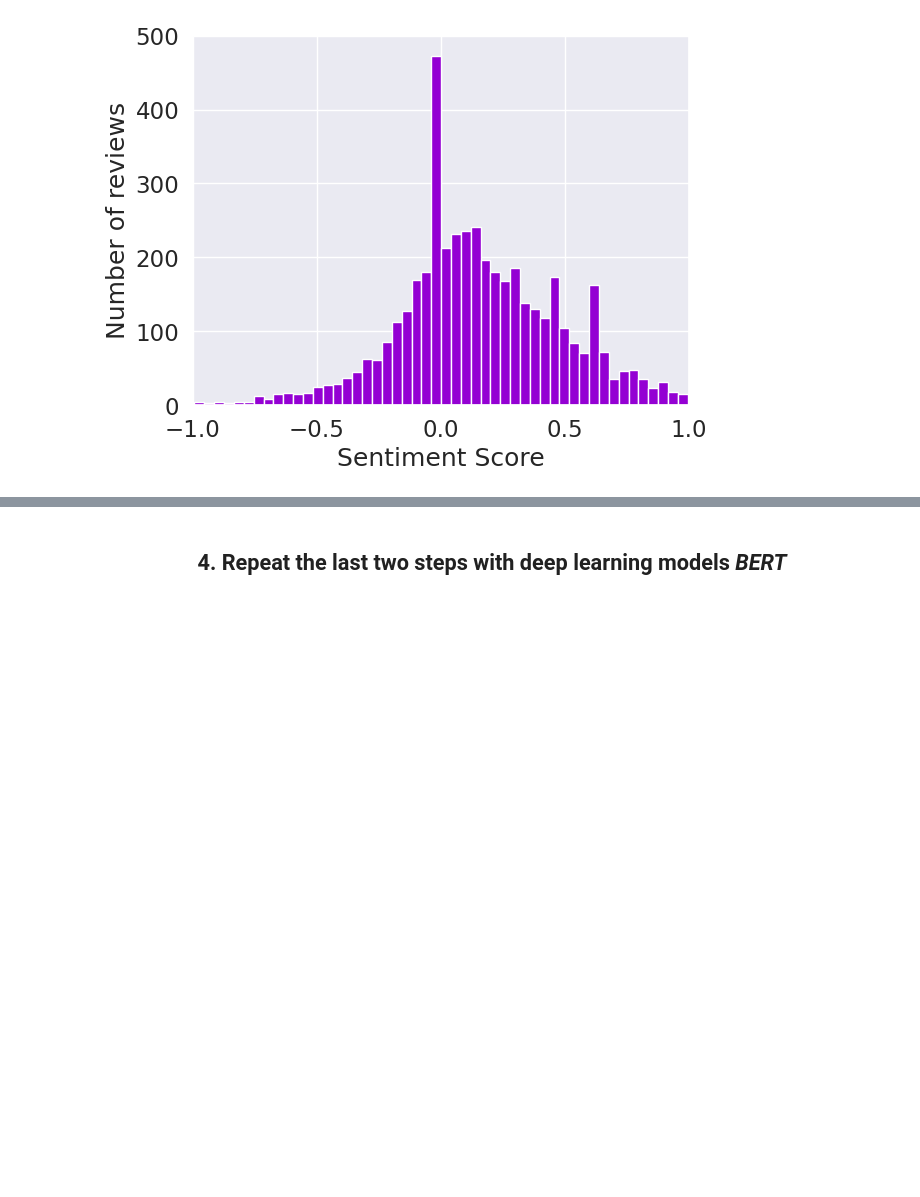
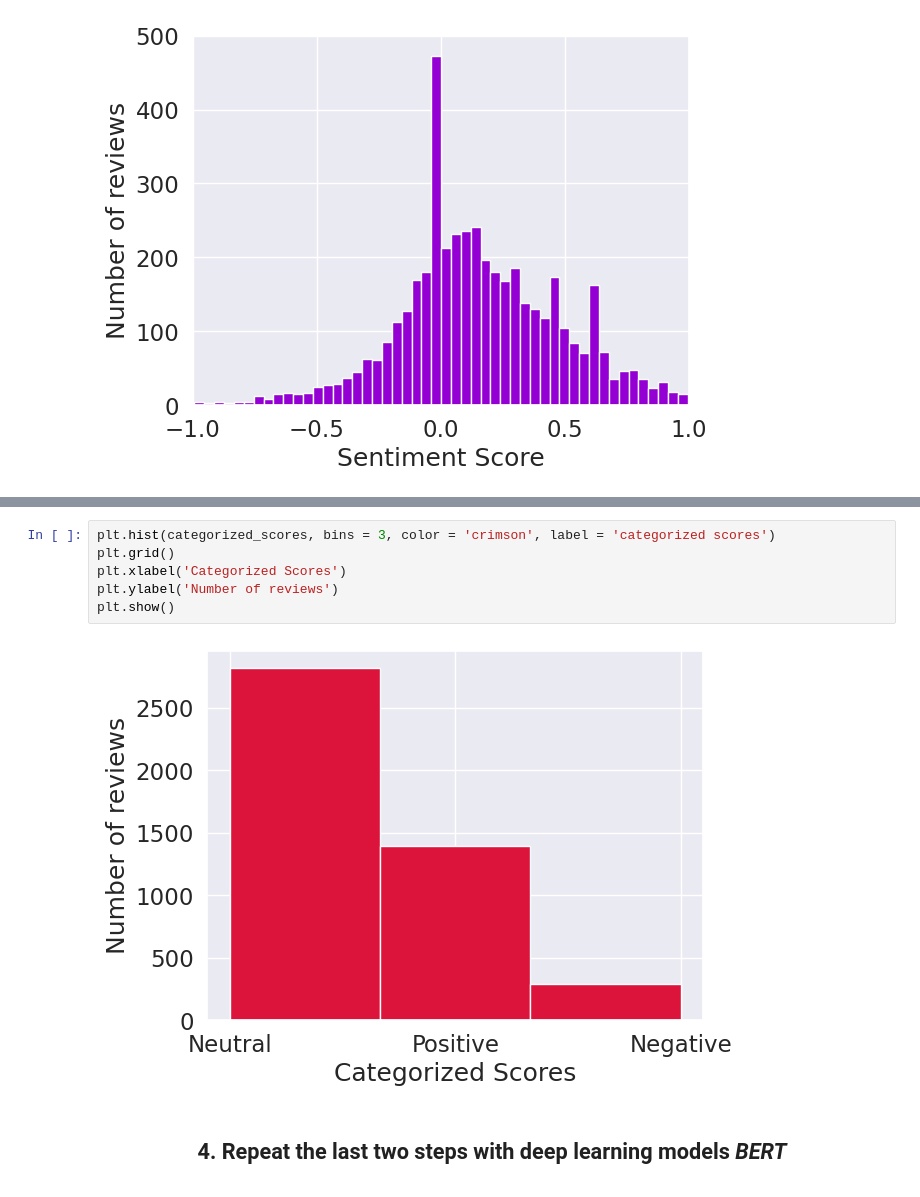
Before and after one commit to bglid/NLTK_Sentiment_Analysis, a Jupyter notebook: vgame_sent_analysis.ipynb, the cells around one changed output, grey strips where cells are left out. Cells and saved outputs as stored; diff of their text form; blank space fills up the shorter version.

```diff
--- a/vgame_sent_analysis.ipynb
+++ b/vgame_sent_analysis.ipynb
@@ -276,3 +289,11 @@ SyntaxError: invalid syntax (147660023.py, line 2)
+# %%
+plt.hist(categorized_scores, bins = 3, color = 'crimson', label = 'categorized scores')
+plt.grid()
+plt.xlabel('Categorized Scores')
+plt.ylabel('Number of reviews')
+plt.show()
+# %% [output]
+[figure, added]
 # %% [markdown]
 ## <p style = "text-align:center;"><b> 4. Repeat the last two steps with deep learning models <i>BERT</i></b></p>
 # %% [markdown]
```
Also changed, not shown: parts of 4 cells of this notebook.
